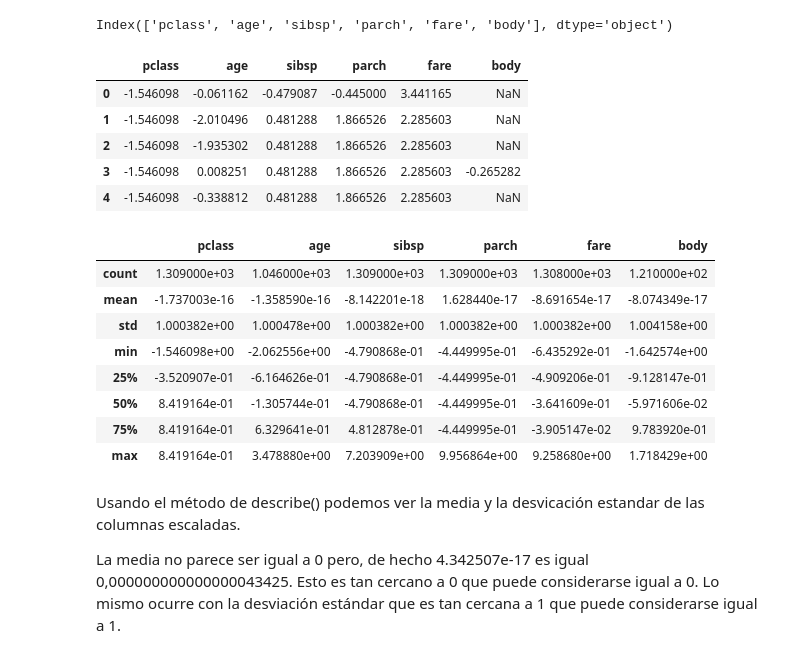
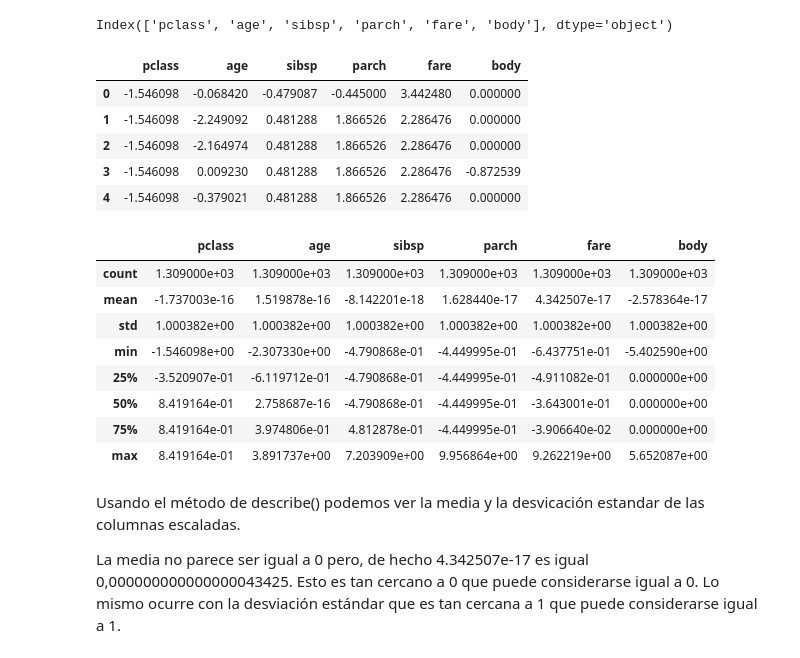
Before and after one commit to IsabelManiega/IA_Python, a Jupyter notebook: 4_Preprocesamiento_Titanic.ipynb, the cells around one changed output. Drawn from its saved outputs; the diff is of its cells as text; code cells hidden in the pictures.

```diff
--- a/4_Preprocesamiento_Titanic.ipynb
+++ b/4_Preprocesamiento_Titanic.ipynb
@@ -407,7 +407,7 @@ Columnas Categoricas: Index(['sex', 'embarked'], dtype='object')
 # %%
 for col in cat_cols:
     fill_value = df[col].mode()[0]
-    df[col].fillna(fill_value)
+    df[col] = df[col].fillna(fill_value)
 
     append_to = list(df[col].unique())
 
@@ -456,7 +455,7 @@ Index(['pclass', 'age', 'sibsp', 'parch', 'fare', 'body'], dtype='object')
 # %%
 for col in num_cols:
     fill_value = df[col].mean()
-    df[col].fillna(fill_value)
+    df[col] = df[col].fillna(fill_value)
 
 minmax = MinMaxScaler()
 
@@ -490,31 +489,31 @@ Index(['pclass', 'age', 'sibsp', 'parch', 'fare', 'body'], dtype='object')
 # %%
 for col in num_cols:
     fill_value = df[col].mean()
-    df[col].fillna(fill_value)
+    df[col] = df[col].fillna(fill_value)
 
 ss = StandardScaler()
 
 df[num_cols] = ss.fit_transform(df[num_cols])
 df[num_cols].head()
 # %% [output]
 |  | pclass | age | sibsp | parch | fare | body |
-| 0 | -1.546098 | -0.061162 | -0.479087 | -0.445000 | 3.441165 | NaN |
-| 1 | -1.546098 | -2.010496 | 0.481288 | 1.866526 | 2.285603 | NaN |
-| 2 | -1.546098 | -1.935302 | 0.481288 | 1.866526 | 2.285603 | NaN |
-| 3 | -1.546098 | 0.008251 | 0.481288 | 1.866526 | 2.285603 | -0.265282 |
-| 4 | -1.546098 | -0.338812 | 0.481288 | 1.866526 | 2.285603 | NaN |
+| 0 | -1.546098 | -0.068420 | -0.479087 | -0.445000 | 3.442480 | 0.000000 |
+| 1 | -1.546098 | -2.249092 | 0.481288 | 1.866526 | 2.286476 | 0.000000 |
+| 2 | -1.546098 | -2.164974 | 0.481288 | 1.866526 | 2.286476 | 0.000000 |
+| 3 | -1.546098 | 0.009230 | 0.481288 | 1.866526 | 2.286476 | -0.872539 |
+| 4 | -1.546098 | -0.379021 | 0.481288 | 1.866526 | 2.286476 | 0.000000 |
 # %%
 df[num_cols].describe()
 # %% [output]
 |  | pclass | age | sibsp | parch | fare | body |
-| count | 1.309000e+03 | 1.046000e+03 | 1.309000e+03 | 1.309000e+03 | 1.308000e+03 | 1.210000e+02 |
-| mean | -1.737003e-16 | -1.358590e-16 | -8.142201e-18 | 1.628440e-17 | -8.691654e-17 | -8.074349e-17 |
-| std | 1.000382e+00 | 1.000478e+00 | 1.000382e+00 | 1.000382e+00 | 1.000382e+00 | 1.004158e+00 |
-| min | -1.546098e+00 | -2.062556e+00 | -4.790868e-01 | -4.449995e-01 | -6.435292e-01 | -1.642574e+00 |
-| 25% | -3.520907e-01 | -6.164626e-01 | -4.790868e-01 | -4.449995e-01 | -4.909206e-01 | -9.128147e-01 |
-| 50% | 8.419164e-01 | -1.305744e-01 | -4.790868e-01 | -4.449995e-01 | -3.641609e-01 | -5.971606e-02 |
-| 75% | 8.419164e-01 | 6.329641e-01 | 4.812878e-01 | -4.449995e-01 | -3.905147e-02 | 9.783920e-01 |
-| max | 8.419164e-01 | 3.478880e+00 | 7.203909e+00 | 9.956864e+00 | 9.258680e+00 | 1.718429e+00 |
+| count | 1.309000e+03 | 1.309000e+03 | 1.309000e+03 | 1.309000e+03 | 1.309000e+03 | 1.309000e+03 |
+| mean | -1.737003e-16 | 1.519878e-16 | -8.142201e-18 | 1.628440e-17 | 4.342507e-17 | -2.578364e-17 |
+| std | 1.000382e+00 | 1.000382e+00 | 1.000382e+00 | 1.000382e+00 | 1.000382e+00 | 1.000382e+00 |
+| min | -1.546098e+00 | -2.307330e+00 | -4.790868e-01 | -4.449995e-01 | -6.437751e-01 | -5.402590e+00 |
+| 25% | -3.520907e-01 | -6.119712e-01 | -4.790868e-01 | -4.449995e-01 | -4.911082e-01 | 0.000000e+00 |
+| 50% | 8.419164e-01 | 2.758687e-16 | -4.790868e-01 | -4.449995e-01 | -3.643001e-01 | 0.000000e+00 |
+| 75% | 8.419164e-01 | 3.974806e-01 | 4.812878e-01 | -4.449995e-01 | -3.906640e-02 | 0.000000e+00 |
+| max | 8.419164e-01 | 3.891737e+00 | 7.203909e+00 | 9.956864e+00 | 9.262219e+00 | 5.652087e+00 |
 # %% [markdown]
 Usando el método de describe() podemos ver la media y la desvicación estandar de las columnas escaladas.
 
```
Also changed, not shown: parts of 3 cells of this notebook.
